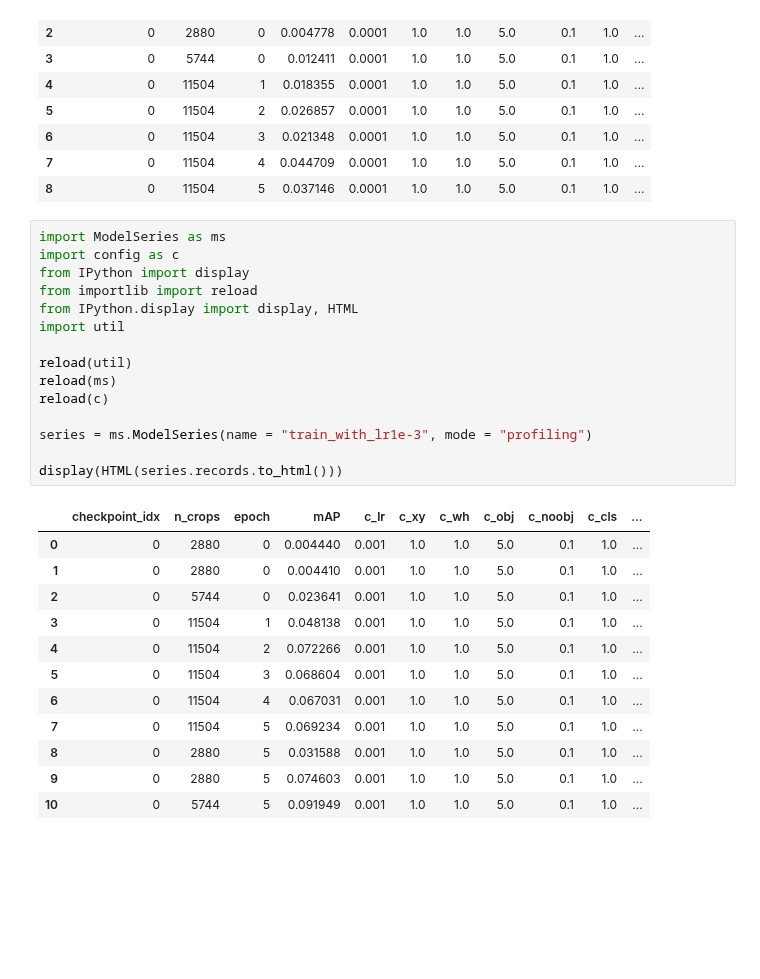
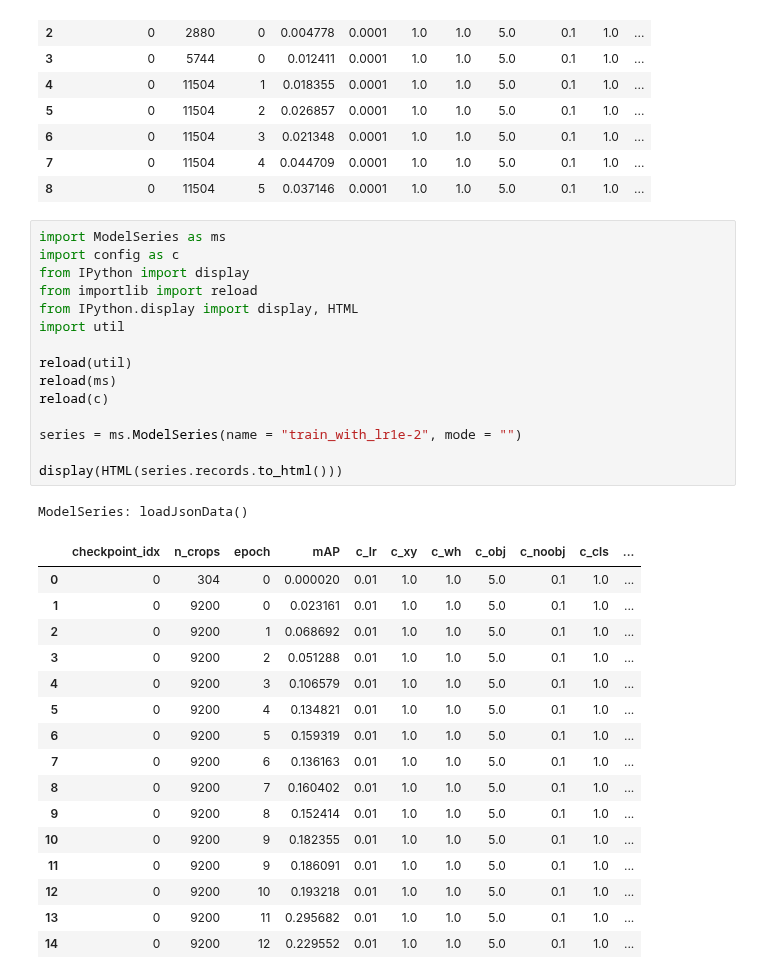
Before and after one commit to fusiongodo/yolo-score, a Jupyter notebook: profiling.ipynb, the cells around one changed output. Cells and saved outputs as stored; diff of their text form; blank space fills up the shorter version.

```diff
--- a/profiling.ipynb
+++ b/profiling.ipynb
@@ -203,29 +203,34 @@ display(HTML(series.records.to_html()))
 # %%
 import ModelSeries as ms
 import config as c
 from IPython import display
 from importlib import reload
 from IPython.display import display, HTML
 import util
 
 reload(util)
 reload(ms)
 reload(c)
 
-series = ms.ModelSeries(name = "train_with_lr1e-3", mode = "profiling")
+series = ms.ModelSeries(name = "train_with_lr1e-2", mode = "")
 
 display(HTML(series.records.to_html()))
 # %% [output]
+ModelSeries: loadJsonData()
 |  | checkpoint_idx | n_crops | epoch | mAP | c_lr | c_xy | c_wh | c_obj | c_noobj | c_cls | ... |
-| 0 | 0 | 2880 | 0 | 0.004440 | 0.001 | 1.0 | 1.0 | 5.0 | 0.1 | 1.0 | ... |
-| 1 | 0 | 2880 | 0 | 0.004410 | 0.001 | 1.0 | 1.0 | 5.0 | 0.1 | 1.0 | ... |
-| 2 | 0 | 5744 | 0 | 0.023641 | 0.001 | 1.0 | 1.0 | 5.0 | 0.1 | 1.0 | ... |
-| 3 | 0 | 11504 | 1 | 0.048138 | 0.001 | 1.0 | 1.0 | 5.0 | 0.1 | 1.0 | ... |
-| 4 | 0 | 11504 | 2 | 0.072266 | 0.001 | 1.0 | 1.0 | 5.0 | 0.1 | 1.0 | ... |
-| 5 | 0 | 11504 | 3 | 0.068604 | 0.001 | 1.0 | 1.0 | 5.0 | 0.1 | 1.0 | ... |
-| 6 | 0 | 11504 | 4 | 0.067031 | 0.001 | 1.0 | 1.0 | 5.0 | 0.1 | 1.0 | ... |
-| 7 | 0 | 11504 | 5 | 0.069234 | 0.001 | 1.0 | 1.0 | 5.0 | 0.1 | 1.0 | ... |
-| 8 | 0 | 2880 | 5 | 0.031588 | 0.001 | 1.0 | 1.0 | 5.0 | 0.1 | 1.0 | ... |
-| 9 | 0 | 2880 | 5 | 0.074603 | 0.001 | 1.0 | 1.0 | 5.0 | 0.1 | 1.0 | ... |
-| 10 | 0 | 5744 | 5 | 0.091949 | 0.001 | 1.0 | 1.0 | 5.0 | 0.1 | 1.0 | ... |
+| 0 | 0 | 304 | 0 | 0.000020 | 0.01 | 1.0 | 1.0 | 5.0 | 0.1 | 1.0 | ... |
+| 1 | 0 | 9200 | 0 | 0.023161 | 0.01 | 1.0 | 1.0 | 5.0 | 0.1 | 1.0 | ... |
+| 2 | 0 | 9200 | 1 | 0.068692 | 0.01 | 1.0 | 1.0 | 5.0 | 0.1 | 1.0 | ... |
+| 3 | 0 | 9200 | 2 | 0.051288 | 0.01 | 1.0 | 1.0 | 5.0 | 0.1 | 1.0 | ... |
+| 4 | 0 | 9200 | 3 | 0.106579 | 0.01 | 1.0 | 1.0 | 5.0 | 0.1 | 1.0 | ... |
+| 5 | 0 | 9200 | 4 | 0.134821 | 0.01 | 1.0 | 1.0 | 5.0 | 0.1 | 1.0 | ... |
+| 6 | 0 | 9200 | 5 | 0.159319 | 0.01 | 1.0 | 1.0 | 5.0 | 0.1 | 1.0 | ... |
+| 7 | 0 | 9200 | 6 | 0.136163 | 0.01 | 1.0 | 1.0 | 5.0 | 0.1 | 1.0 | ... |
+| 8 | 0 | 9200 | 7 | 0.160402 | 0.01 | 1.0 | 1.0 | 5.0 | 0.1 | 1.0 | ... |
+| 9 | 0 | 9200 | 8 | 0.152414 | 0.01 | 1.0 | 1.0 | 5.0 | 0.1 | 1.0 | ... |
+| 10 | 0 | 9200 | 9 | 0.182355 | 0.01 | 1.0 | 1.0 | 5.0 | 0.1 | 1.0 | ... |
+| 11 | 0 | 9200 | 9 | 0.186091 | 0.01 | 1.0 | 1.0 | 5.0 | 0.1 | 1.0 | ... |
+| 12 | 0 | 9200 | 10 | 0.193218 | 0.01 | 1.0 | 1.0 | 5.0 | 0.1 | 1.0 | ... |
+| 13 | 0 | 9200 | 11 | 0.295682 | 0.01 | 1.0 | 1.0 | 5.0 | 0.1 | 1.0 | ... |
+| 14 | 0 | 9200 | 12 | 0.229552 | 0.01 | 1.0 | 1.0 | 5.0 | 0.1 | 1.0 | ... |
 # %%
```
Also changed, not shown: parts of 1 cell of this notebook, 6 other files.
